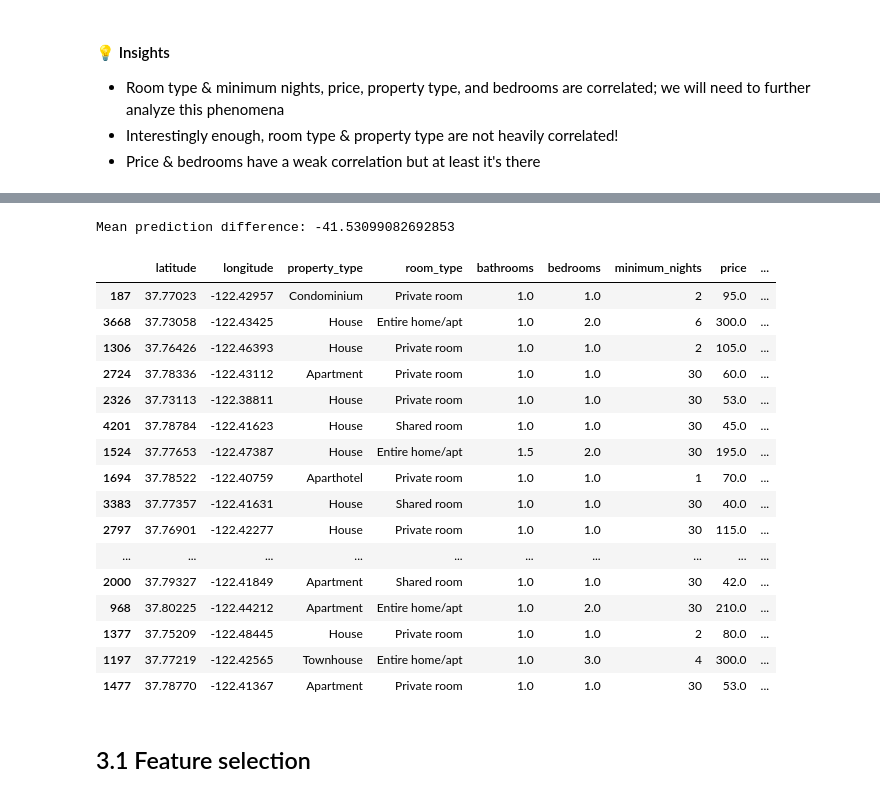
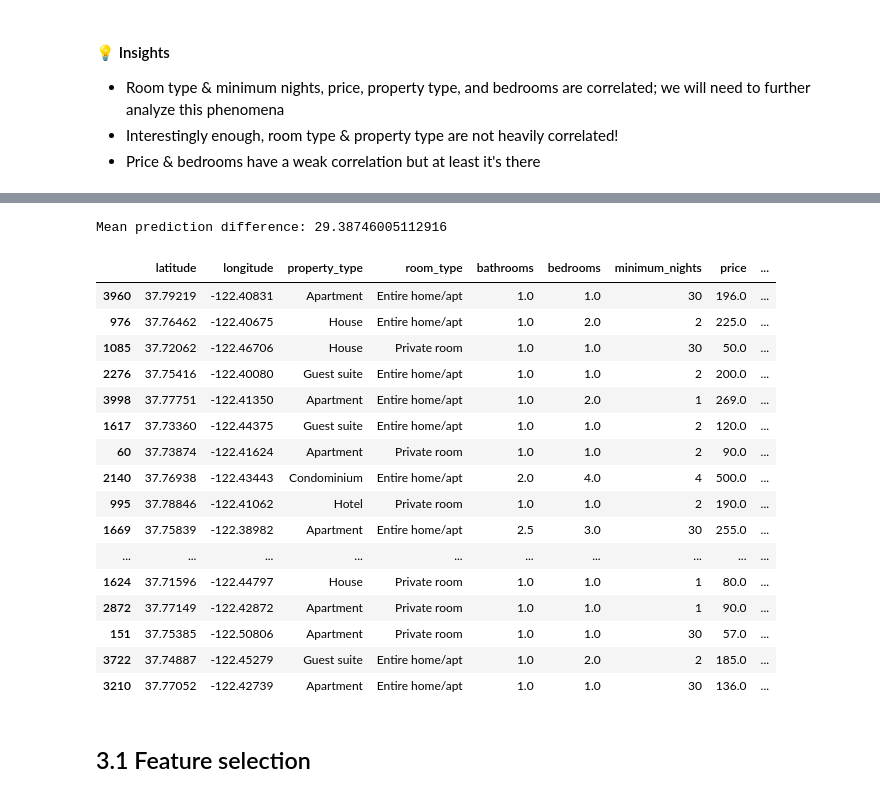
Before and after one commit to dissagaliyeva/property-rentals-analysis, a Jupyter notebook: analysis.ipynb, the cells around one changed output, grey strips where cells are left out. Cells and saved outputs as stored; diff of their text form; code cells hidden in the pictures.

```diff
--- a/analysis.ipynb
+++ b/analysis.ipynb
@@ -848,26 +571,31 @@ R2: 0.82
 # %%
-predictions = predict.sample_predict(rentals, n=20)
+# predict samples
+predictions = predict.sample_predict(cleaned_df, n=20)
+
+# show mean error
 print('Mean prediction difference:', predictions['difference (actual - predicted)'].mean())
+
+# show all info
 predictions
 # %% [output]
-Mean prediction difference: -41.53099082692853
+Mean prediction difference: 29.38746005112916
 |  | latitude | longitude | property_type | room_type | bathrooms | bedrooms | minimum_nights | price | ... |
-| 187 | 37.77023 | -122.42957 | Condominium | Private room | 1.0 | 1.0 | 2 | 95.0 | ... |
-| 3668 | 37.73058 | -122.43425 | House | Entire home/apt | 1.0 | 2.0 | 6 | 300.0 | ... |
-| 1306 | 37.76426 | -122.46393 | House | Private room | 1.0 | 1.0 | 2 | 105.0 | ... |
-| 2724 | 37.78336 | -122.43112 | Apartment | Private room | 1.0 | 1.0 | 30 | 60.0 | ... |
-| 2326 | 37.73113 | -122.38811 | House | Private room | 1.0 | 1.0 | 30 | 53.0 | ... |
-| 4201 | 37.78784 | -122.41623 | House | Shared room | 1.0 | 1.0 | 30 | 45.0 | ... |
-| 1524 | 37.77653 | -122.47387 | House | Entire home/apt | 1.5 | 2.0 | 30 | 195.0 | ... |
-| 1694 | 37.78522 | -122.40759 | Aparthotel | Private room | 1.0 | 1.0 | 1 | 70.0 | ... |
-| 3383 | 37.77357 | -122.41631 | House | Shared room | 1.0 | 1.0 | 30 | 40.0 | ... |
-| 2797 | 37.76901 | -122.42277 | House | Private room | 1.0 | 1.0 | 30 | 115.0 | ... |
+| 3960 | 37.79219 | -122.40831 | Apartment | Entire home/apt | 1.0 | 1.0 | 30 | 196.0 | ... |
+| 976 | 37.76462 | -122.40675 | House | Entire home/apt | 1.0 | 2.0 | 2 | 225.0 | ... |
+| 1085 | 37.72062 | -122.46706 | House | Private room | 1.0 | 1.0 | 30 | 50.0 | ... |
+| 2276 | 37.75416 | -122.40080 | Guest suite | Entire home/apt | 1.0 | 1.0 | 2 | 200.0 | ... |
+| 3998 | 37.77751 | -122.41350 | Apartment | Entire home/apt | 1.0 | 2.0 | 1 | 269.0 | ... |
+| 1617 | 37.73360 | -122.44375 | Guest suite | Entire home/apt | 1.0 | 1.0 | 2 | 120.0 | ... |
+| 60 | 37.73874 | -122.41624 | Apartment | Private room | 1.0 | 1.0 | 2 | 90.0 | ... |
+| 2140 | 37.76938 | -122.43443 | Condominium | Entire home/apt | 2.0 | 4.0 | 4 | 500.0 | ... |
+| 995 | 37.78846 | -122.41062 | Hotel | Private room | 1.0 | 1.0 | 2 | 190.0 | ... |
+| 1669 | 37.75839 | -122.38982 | Apartment | Entire home/apt | 2.5 | 3.0 | 30 | 255.0 | ... |
 | ... | ... | ... | ... | ... | ... | ... | ... | ... | ... |
-| 2000 | 37.79327 | -122.41849 | Apartment | Shared room | 1.0 | 1.0 | 30 | 42.0 | ... |
-| 968 | 37.80225 | -122.44212 | Apartment | Entire home/apt | 1.0 | 2.0 | 30 | 210.0 | ... |
-| 1377 | 37.75209 | -122.48445 | House | Private room | 1.0 | 1.0 | 2 | 80.0 | ... |
-| 1197 | 37.77219 | -122.42565 | Townhouse | Entire home/apt | 1.0 | 3.0 | 4 | 300.0 | ... |
-| 1477 | 37.78770 | -122.41367 | Apartment | Private room | 1.0 | 1.0 | 30 | 53.0 | ... |
+| 1624 | 37.71596 | -122.44797 | House | Private room | 1.0 | 1.0 | 1 | 80.0 | ... |
+| 2872 | 37.77149 | -122.42872 | Apartment | Private room | 1.0 | 1.0 | 1 | 90.0 | ... |
+| 151 | 37.75385 | -122.50806 | Apartment | Private room | 1.0 | 1.0 | 30 | 57.0 | ... |
+| 3722 | 37.74887 | -122.45279 | Guest suite | Entire home/apt | 1.0 | 2.0 | 2 | 185.0 | ... |
+| 3210 | 37.77052 | -122.42739 | Apartment | Entire home/apt | 1.0 | 1.0 | 30 | 136.0 | ... |
 # %% [markdown]
 ## 3.1 Feature selection
 # %%
```
Also changed, not shown: parts of 56 cells of this notebook.
